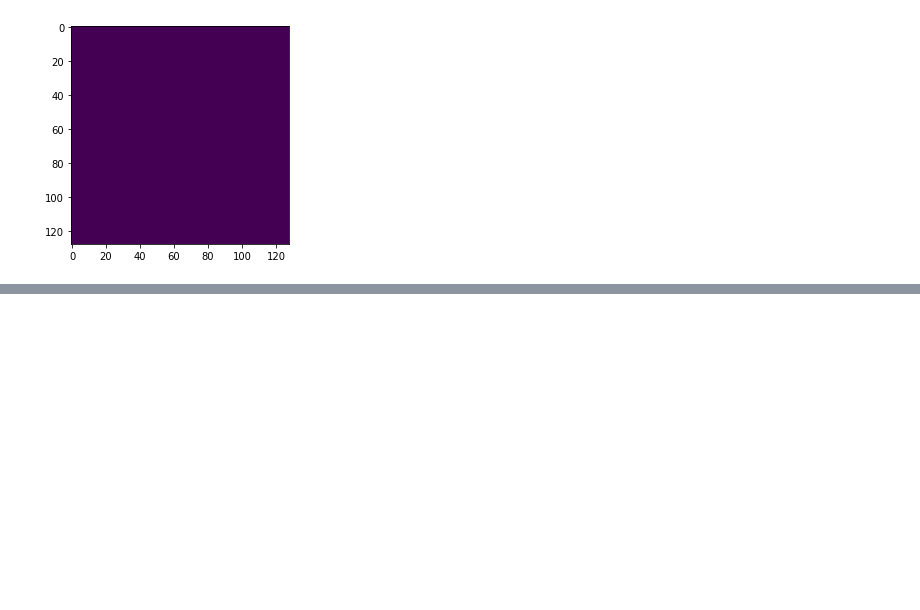
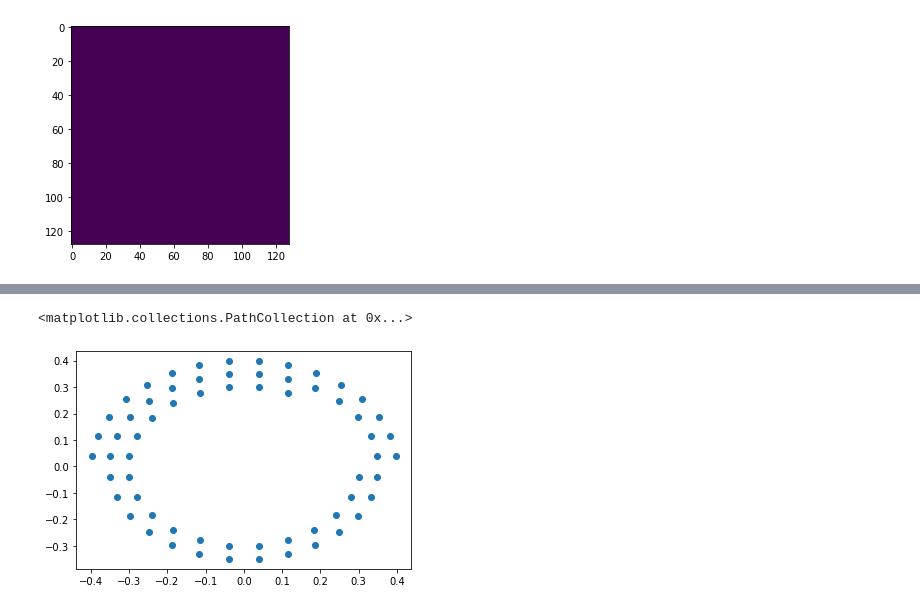
Before and after one commit to pigsboss/pimms, a Jupyter notebook: notes/raytracing.ipynb, the cells around one changed output, grey strips where cells are left out. Cells and saved outputs as stored; diff of their text form; code cells hidden in the pictures; blank space fills up the shorter version.

```diff
--- a/notes/raytracing.ipynb
+++ b/notes/raytracing.ipynb
@@ -53,0 +61,6 @@ p.size
+# %%
+x,y,_=op.hp.pix2vec(16,range(8*8,2*8*8))
+plt.scatter(x,y)
+# %% [output]
+<matplotlib.collections.PathCollection at 0x...>
+[figure, added]
```
Also changed, not shown: parts of 7 cells of this notebook, 1 other file.
